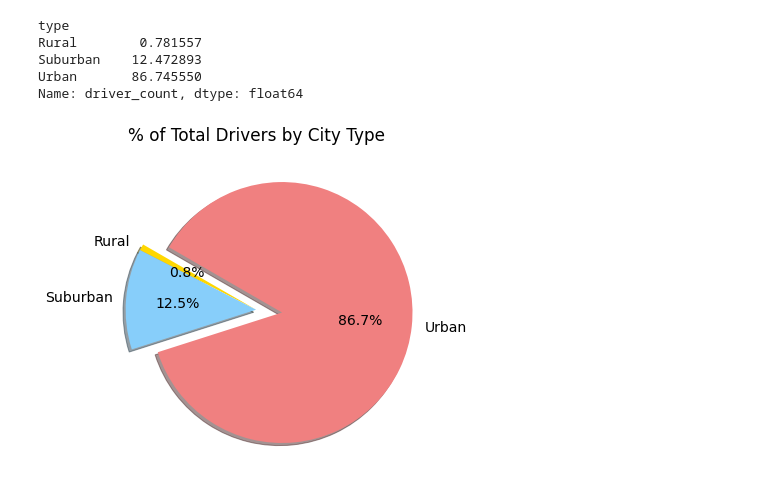
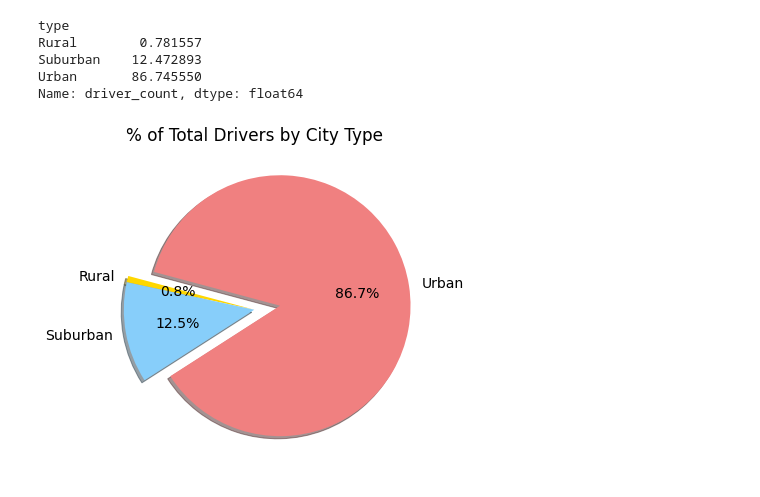
Before and after one commit to MairManson/PyBer_Analysis, a Jupyter notebook: PyBer.ipynb, the cells around one changed output. Cells and saved outputs as stored; diff of their text form; code cells hidden in the pictures.

Commit message:
Update with revised Total Drivers by City Type code and figures

```diff
--- a/PyBer.ipynb
+++ b/PyBer.ipynb
@@ -1031,21 +1031,21 @@ Name: driver_count, dtype: float64
 # %%
 # Build the percentage of drivers by city type pie chart.
 # Import mpl to change the plot configurations using rcParams.
 import matplotlib as mpl
 # Build Pie Chart
 plt.subplots(figsize=(10, 6))
 plt.pie(driver_percents,
     labels=["Rural", "Suburban", "Urban"],
     colors=["gold", "lightskyblue", "lightcoral"],
     explode=[0, 0, 0.2],
     autopct='%1.1f%%',
-    shadow=True, startangle=150)
+    shadow=True, startangle=165)
 plt.title("% of Total Drivers by City Type")
 # Change the default font size from 10 to 14.
 mpl.rcParams['font.size'] = 14
 # Save Figure
 plt.savefig("analysis/Fig7.png")
 # Show Figure
 plt.show()
 # %% [output]
-[figure, old version]
+[figure, new version]
```
Also changed, not shown: parts of 1 cell of this notebook, 2 other files.
